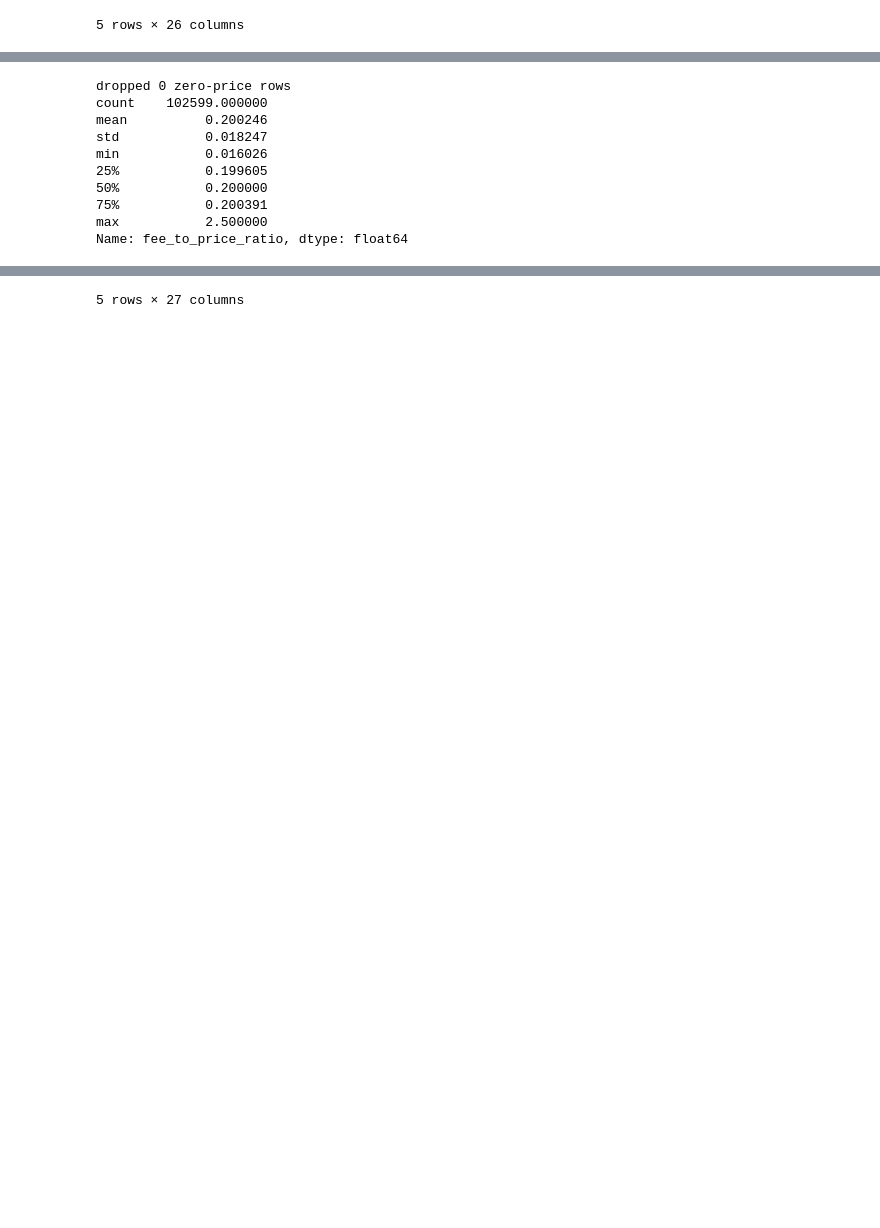
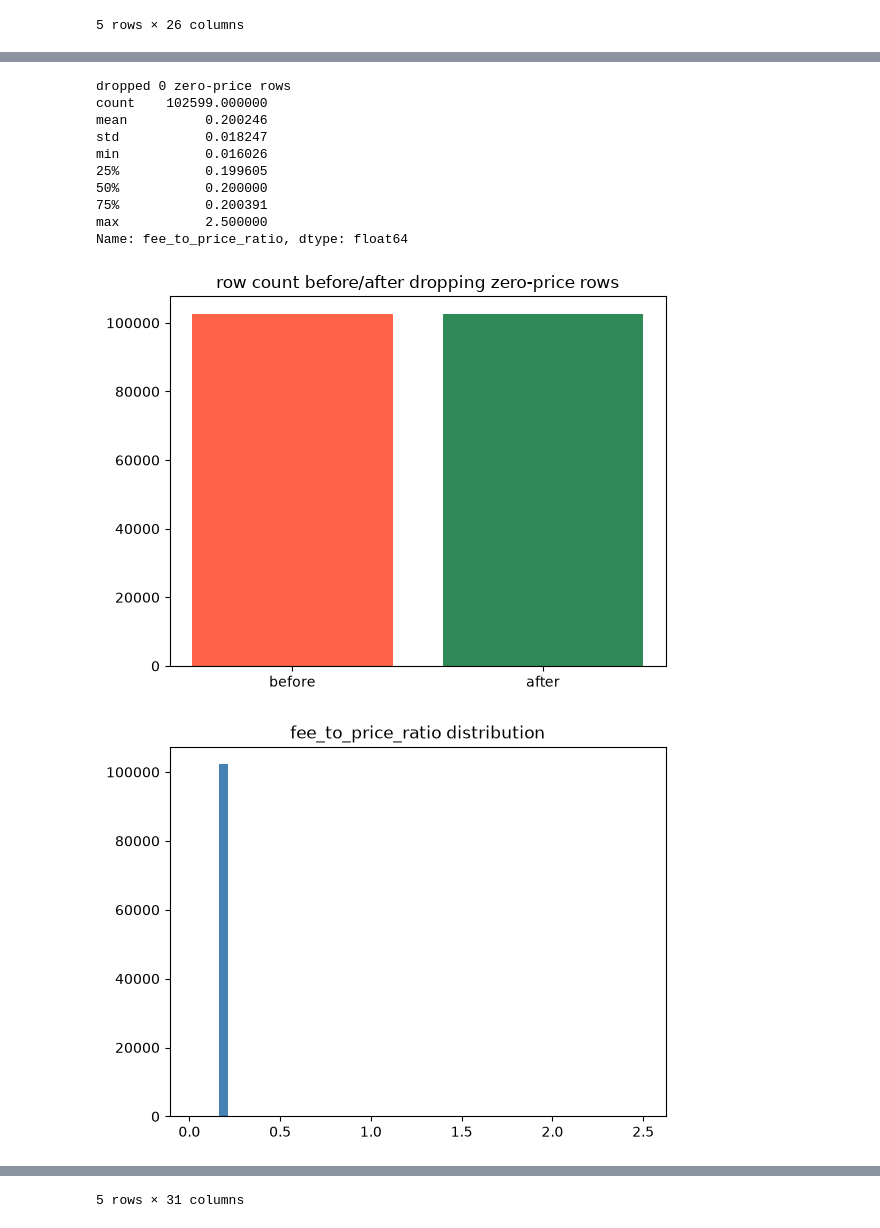
Before and after one commit to BjournAven/MidTerm, a Jupyter notebook: MidTerm/app.ipynb, the cells around one changed output, grey strips where cells are left out. Cells and saved outputs as stored; diff of their text form; code cells hidden in the pictures; blank space fills up the shorter version.

```diff
--- a/MidTerm/app.ipynb
+++ b/MidTerm/app.ipynb
@@ -96,30 +131,46 @@ See https://pandas.pydata.org/docs/user_guide/migration-3-strings.html#string-mi
 5 rows × 26 columns
 # %%
 #remove rows with negative or zer0 values
+rows_before = len(df)
+
 bad_rows = df[df['price'] <= 0].index
 df = df.drop(index=bad_rows).reset_index(drop=True)
+rows_after = len(df)
 print(f"dropped {len(bad_rows)} zero-price rows")
 
 #fee ratio
 df['fee_to_price_ratio'] = df['service_fee'] / df['price']
 print(df['fee_to_price_ratio'].describe())
+
+# before/after row count
+plt.bar(['before', 'after'], [rows_before, rows_after], color=['tomato', 'seagreen'])
+plt.title("row count before/after dropping zero-price rows")
+plt.show()
+
+# fee_to_price_ratio distribution (new engineered feature)
+plt.hist(df['fee_to_price_ratio'], bins=50, color='steelblue')
+plt.title("fee_to_price_ratio distribution")
+plt.show()
+
 display(df.head())
 # %% [output]
 dropped 0 zero-price rows
 count    102599.000000
 mean          0.200246
 std           0.018247
 min           0.016026
 25%           0.199605
 50%           0.200000
 75%           0.200391
 max           2.500000
 Name: fee_to_price_ratio, dtype: float64
+[figure, added]
+[figure, added]
 |  | id | name | host_id | host_identity_verified | host_name | neighbourhood_group | neighbourhood | ... |
 | 0 | 1001254 | Clean & quiet apt home by the park | 80014485718 | unconfirmed | Madaline | Brooklyn | Kensington | ... |
 | 1 | 1002102 | Skylit Midtown Castle | 52335172823 | verified | Jenna | Manhattan | Midtown | ... |
 | 2 | 1002403 | THE VILLAGE OF HARLEM....NEW YORK ! | 78829239556 | Unknown | Elise | Manhattan | Harlem | ... |
 | 3 | 1002755 | Unknown | 85098326012 | unconfirmed | Garry | Brooklyn | Clinton Hill | ... |
 | 4 | 1003689 | Entire Apt: Spacious Studio/Loft ... | 92037596077 | verified | Lyndon | Manhattan | East Harlem | ... |
-5 rows × 27 columns
+5 rows × 31 columns
 # %%
```
Also changed, not shown: parts of 5 cells of this notebook.
